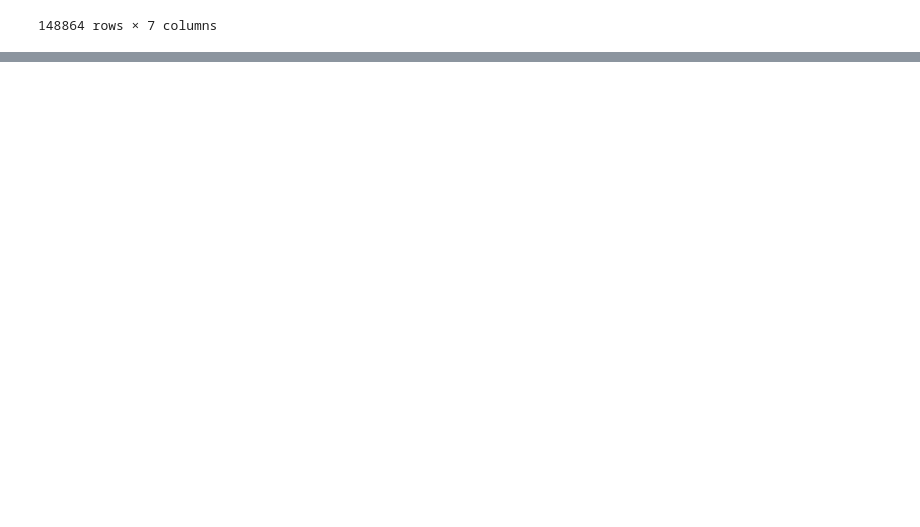
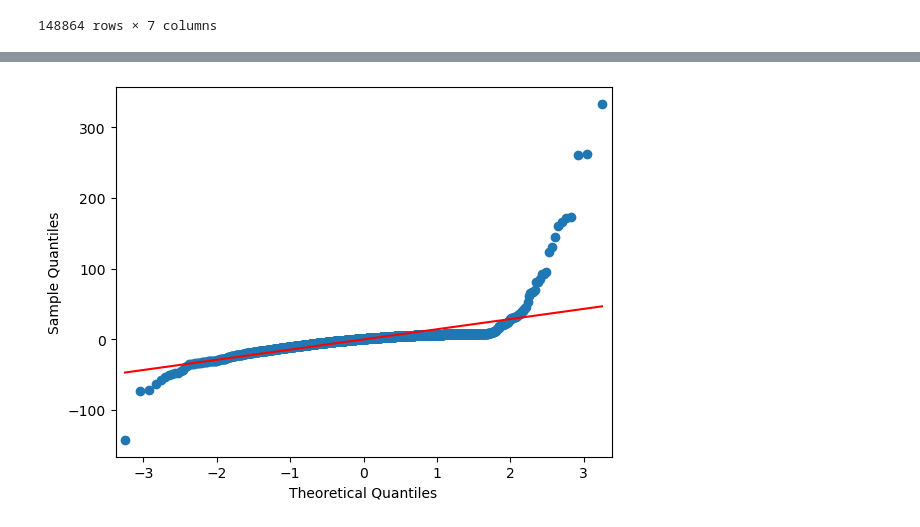
Before and after one commit to pchaudhary12/Winnipeg-Transit-System, a Jupyter notebook: python_code/EDA.ipynb, the cells around one changed output, grey strips where cells are left out. Cells and saved outputs as stored; diff of their text form; code cells hidden in the pictures; blank space fills up the shorter version.

Commit message:
Updating EDA file, Pruthvi

```diff
--- a/python_code/EDA.ipynb
+++ b/python_code/EDA.ipynb
@@ -692,2 +920,2 @@ pass_ups_df
 # %%
-file_path_all_data = 'C:\\Users\\pruth\\Desktop\\Data Science Lectures\\Winnipeg-Transit-System\\DataFiles\\all_merged_data.csv'
+all_merged_df = pd.read_csv('C:\\Users\\pruth\\Desktop\\Data Science Lectures\\Winnipeg-Transit-System\\DataFiles\\all_merged_data_Python.csv', delimiter = ',')
@@ -729,0 +955,2 @@ all_data_df
+# %%
+all_merged_df = all_merged_df.dropna()
@@ -729,0 +991,14 @@ all_data_df
+# %%
+# defining dependent and independent variable
+X = all_merged_df[['Average Boardings']]
+y = all_merged_df['Average Pass-Up']
+
+# Adding a contant to the independent variable
+X = sm.add_constant(X)
+
+# Create and fit the linear regression model
+model = sm.OLS(y, X).fit()
+
+b
+# Print the summary statistics
+print(model.summary())
@@ -729,0 +1023,7 @@ all_data_df
+# %%
+# Prediction
+x = model.resid
+sm.qqplot(x, line= 'r')
+plt.show()
+# %% [output]
+[figure, added]
```
Also changed, not shown: parts of 43 cells of this notebook, 2 other files.
